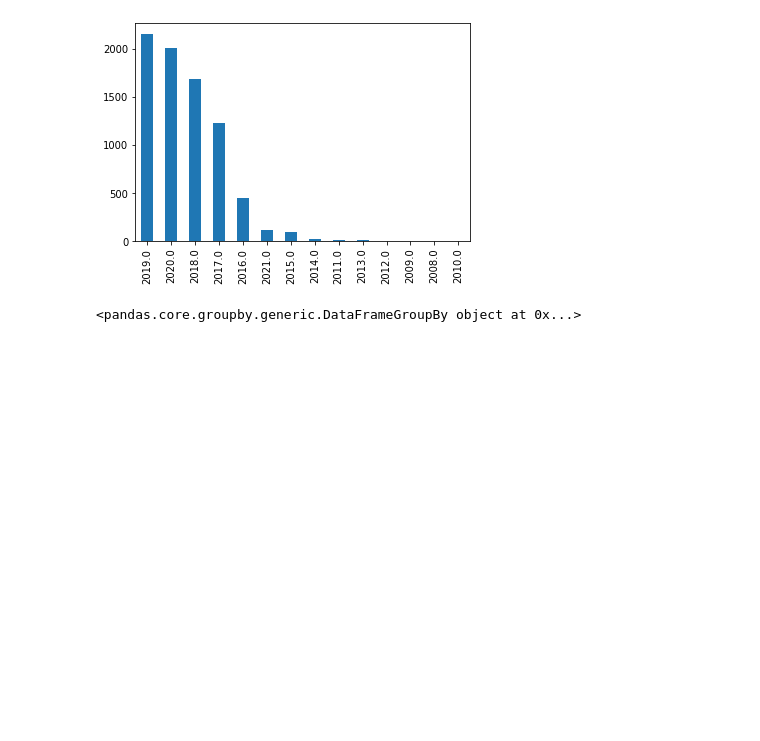
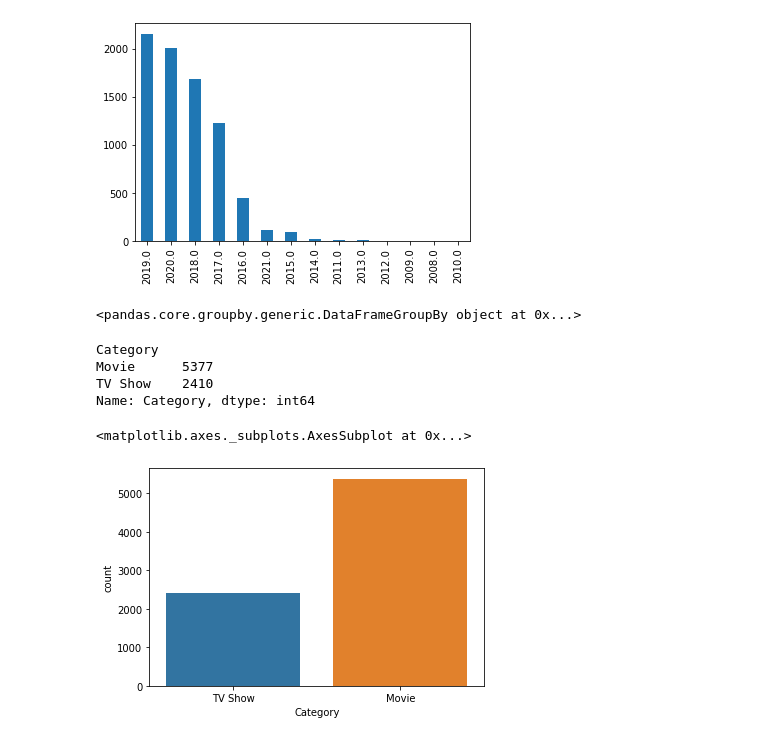
Before and after one commit to Mmddzz3/Netflix-Data-Analytics-Project, a Jupyter notebook: Netflix Analytics Project.ipynb, the cells around one changed output. Saved outputs shown, nothing was run; the diff lists cells and outputs as text; code cells hidden in the pictures; blank space fills up the shorter version.

```diff
--- a/Netflix Analytics Project.ipynb
+++ b/Netflix Analytics Project.ipynb
@@ -255,4 +255,14 @@ data.groupby('Category')
 # %% [output]
 <pandas.core.groupby.generic.DataFrameGroupBy object at 0x...>
 # %%
-data.groupby('Category').Category.coun
+data.groupby('Category').Category.count()
+# %% [output]
+Category
+Movie      5377
+TV Show    2410
+Name: Category, dtype: int64
+# %%
+sns.countplot(data['Category'])
+# %% [output]
+<matplotlib.axes._subplots.AxesSubplot at 0x...>
+[figure, added]
```
Also changed, not shown: parts of 4 cells of this notebook.
